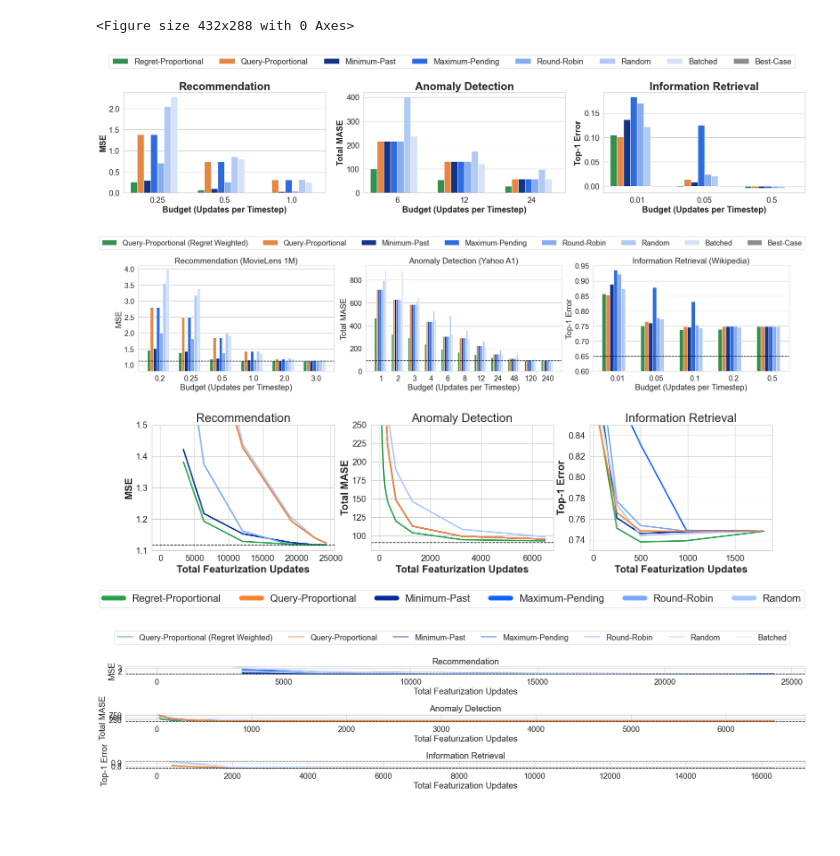
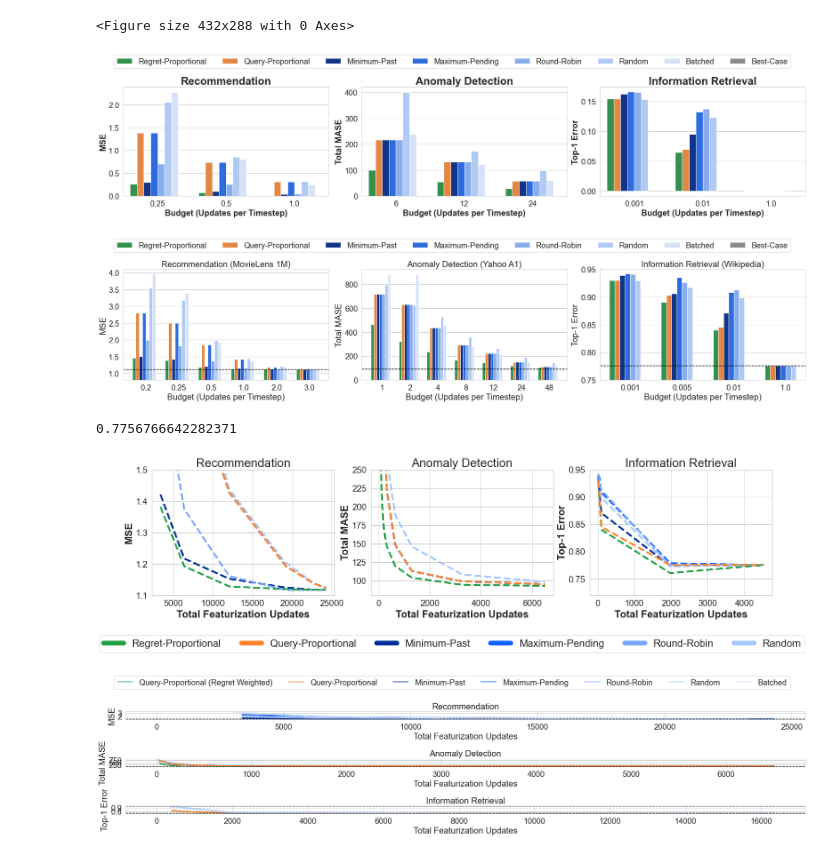
Before and after one commit to feature-store/experiments, a Jupyter notebook: nb/plots.ipynb, the cells around one changed output. Drawn from its saved outputs; the diff is of its cells as text; code cells hidden in the pictures; blank space fills up the shorter version.

```diff
--- a/nb/plots.ipynb
+++ b/nb/plots.ipynb
@@ -51,13 +51,13 @@ hue_colors
 # %%
 plots_dir = use_plots("wikipedia", download=False)
 #wiki_df = pd.read_csv(f"{plots_dir}/results.csv")
-wiki_df = pd.read_csv(f"{plots_dir}/results_1000.csv")
+wiki_df = pd.read_csv(f"{plots_dir}/results_10000.csv")
 wiki_df = wiki_df[wiki_df["policy"] != "total_error_cold"]
 wiki_df["error"] = 1-wiki_df["top1_error"]
 wiki_df["workload"] = "Information Retrieval"
 wiki_df.policy = wiki_df.policy.map(policy_map)
 
-wiki_baseline_df = pd.read_csv(f"{plots_dir}/baseline.csv")
+wiki_baseline_df = pd.read_csv(f"{plots_dir}/baseline_10000.csv")
 wiki_upper_bound = 1-wiki_baseline_df[wiki_baseline_df["policy"] == "upper_bound"].top1_error.iloc[0]
 wiki_upper_bound_updates = wiki_baseline_df[wiki_baseline_df["policy"] == "upper_bound"].total_updates.iloc[0]
 wiki_lower_bound = 1-wiki_baseline_df[wiki_baseline_df["policy"] == "lower_bound"].top1_error.iloc[0]
@@ -78,7 +78,6 @@ wiki_df["error_increase"] = wiki_df["error"] - wiki_upper_bound
 
 print(wiki_upper_bound, wiki_lower_bound)
 
-wiki_upper_bound = 1 - 0.3500821299204383
 wiki_baseline_df
 # %% [output]
 {'results_dir': '/Users/sarahwooders/repos/experiments/data/results', 'dataset_dir': '/Users/sarahwooders/repos/experiments/data/datasets', 'plots_dir': '/Users/sarahwooders/repos/experiments/data/plo ...
@@ -198,7 +197,7 @@ axes[1].set_title("Anomaly Detection", fontsize=26, fontweight="bold")
 g1.legend_.remove()
 
 #updates = [0.02, 0.05, 0.1, 0.2, 0.3, 0.5, 1]
-updates = [0.01, 0.02, 0.05, 0.5]
+updates = [0.001, 0.01, 1]
 g2 = sns.barplot(data=wiki_df[wiki_df.updates.isin(updates)], x="updates", y="error_increase", hue="policy", ax=axes[2], palette=hue_colors, hue_order=hue_order)
 axes[2].set(title="Information Retrieval", xlabel="Budget (Updates per Timestep)",  ylabel="Top-1 Error")
 axes[2].set_xlabel("Budget (Updates per Timestep)", fontsize=20, fontweight="bold")
@@ -212,47 +211,49 @@ fig.legend(handles, labels, loc="lower center", ncol=len(labels), bbox_to_anchor
 fig.tight_layout()
 fig.savefig('../data/plots/bar_all.pdf', dpi=300, bbox_inches = "tight")
 # %% [output]
-[figure, old version]
+[figure, new version]
 # %%
 fig, axes = plt.subplots(1, 3, figsize=(24,5))
 
 updates = [0.5, 0.25, 0.2, 1, 2, 3]
 g0 = sns.barplot(data=als_df[als_df.updates.isin(updates)], x="updates", y="error", hue="policy", ax=axes[0], palette=hue_colors, hue_order=hue_order)
 axes[0].set(title="Recommendation (MovieLens 1M)", xlabel="Budget (Updates per Timestep)",  ylabel="MSE", ylim=(0.8, 4.1))
 g0.axline((0, als_upper_bound), (0.1, als_upper_bound), color='black', linestyle="--")
 g0.legend_.remove()
 
-updates = [1, 2, 3, 4, 6, 8, 12, 24, 48, 120, 240]
+#updates = [1, 2, 3, 4, 6, 8, 12, 24, 48, 120, 240]
+updates = [1, 2, 4, 8, 12, 24, 48]
 g1 = sns.barplot(data=stl_df[stl_df.updates.isin(updates)], x="updates", y="error", hue="policy", ax=axes[1], palette=hue_colors, hue_order=hue_order)
 axes[1].set(title="Anomaly Detection (Yahoo A1)", xlabel="Budget (Updates per Timestep)",  ylabel="Total MASE")
 g1.axline((0, stl_upper_bound), (0.1, stl_upper_bound), color='black', linestyle="--")
 g1.legend_.remove()
 
 #updates = [0.02, 0.05, 0.1, 0.2, 0.3, 0.5, 1]
-updates = [0.01, 0.05, 0.5, 0.1, 0.2, 0.5]
+
+updates = [0.001, 0.005, 0.01, 1.0]
 g2 = sns.barplot(data=wiki_df[wiki_df.updates.isin(updates)], x="updates", y="error", hue="policy", ax=axes[2], palette=hue_colors, hue_order=hue_order)
-axes[2].set(title="Information Retrieval (Wikipedia)", xlabel="Budget (Updates per Timestep)",  ylabel="Top-1 Error", ylim=(0.6, 0.95))
+axes[2].set(title="Information Retrieval (Wikipedia)", xlabel="Budget (Updates per Timestep)",  ylabel="Top-1 Error", ylim=(0.75, 0.95))
 g2.axline((0, wiki_upper_bound), (0.1, wiki_upper_bound), color='black', linestyle="--")
 g2.legend_.remove()
 
 handles, labels = axes[0].get_legend_handles_labels()
 #fig.legend(handles, labels, bbox_to_anchor=(1.15, 0.8))
 fig.legend(handles, labels, loc="lower center", ncol=len(labels), bbox_to_anchor=(0.5, 1))
 fig.tight_layout()
 fig.savefig('../data/plots/bar_all.pdf', dpi=300, bbox_inches = "tight")
 
 
 # bold the caption
 # make baselines the rightmost
 # powers of two
 # make best baseline red - other ones gray
 # bar plot: low, medium, high (three points for each graph)
 # plot error savings (?)
 # %% [output]
-[figure, old version]
+[figure, new version]
 # %%
 fig, axes = plt.subplots(1, 3, figsize=(24,5))
-linewidth = 3
+linewidth = 4
 
 
 line_hue_order = ['Minimum-Past', "Maximum-Pending", "Round-Robin", "Random", 'Regret-Proportional', "Query-Proportional"]
@@ -264,7 +265,7 @@ axes[0].set(title="Recommendation", xlabel="Total Featurization Updates",  ylabe
 axes[0].set_xlabel("Total Featurization Updates", fontsize=22, fontweight="bold")
 axes[0].set_ylabel("MSE", fontsize=22, fontweight="bold")
 axes[0].set_title("Recommendation", fontsize=26)
-g0.axline((5000, als_upper_bound), (1, als_upper_bound), color='black', linestyle="--")
+#g0.axline((5000, als_upper_bound), (1, als_upper_bound), color='grey') #, linestyle="--")
 #g0.axline((5000, als_lower_bound), (1, als_lower_bound), color='black', linestyle="--")
 g0.legend_.remove()
 
@@ -274,21 +275,21 @@ axes[1].set(title="Anomaly Detection", xlabel="Total Featurization Updates",  yl
 axes[1].set_xlabel("Total Featurization Updates", fontsize=22, fontweight="bold")
 axes[1].set_ylabel("Total MASE", fontsize=22, fontweight="bold")
 axes[1].set_title("Anomaly Detection", fontsize=26)
-g1.axline((0, stl_upper_bound), (0.1, stl_upper_bound), color='black', linestyle="--")
-g1.axline((0, stl_lower_bound), (0.1, stl_lower_bound), color='black', linestyle="--")
-#g1.axvline(stl_lower_bound_updates, linewidth=2, color='black', linestyle="--")
+#g1.axline((0, stl_upper_bound), (0.1, stl_upper_bound), color='grey') #, linestyle="--")
+#g1.axline((0, stl_lower_bound), (0.1, stl_lower_bound), color='grey') #, linestyle="--")
 g1.legend_.remove()
 
-#updates = [0.01, 0.02, 0.03, 0.04, 0.05, 0.2, 0.4, 0.5, 0.75]
-updates = [0.01, 0.05, 0.5, 0.1, 0.2]
-
+updates = [0.001, 0.005, 0.01, 0.02, 0.05] #, 0.1, 0.2, 0.5, 1.0]
+updates = [0.001, 0.005, 0.01, 0.2, 1.0] #, 0.1, 0.2, 0.5, 1.0]
+#updates = ["0.001", "0.005", "0.01", "0.02", "0.05","0.1", "0.2", "1.0"]
 g2 = sns.lineplot(data=wiki_df[wiki_df.updates.isin(updates)], x="total_updates", y="error", hue="policy", ax=axes[2], palette=hue_colors, linewidth=linewidth,  hue_order=line_hue_order)
-axes[2].set(title="Information Retrieval", xlabel="Total Featurization Updates",  ylabel="Top-1 Error", ylim=(0.73, 0.85))
+axes[2].set(title="Information Retrieval", xlabel="Total Featurization Updates",  ylabel="Top-1 Error", ylim=(0.72, 0.95))
 
 axes[2].set_xlabel("Total Featurization Updates", fontsize=22, fontweight="bold")
 axes[2].set_ylabel("Top-1 Error", fontsize=22, fontweight="bold")
 axes[2].set_title("Information Retrieval", fontsize=26)
-#g2.axline((0, wiki_upper_bound), (0.1, wiki_upper_bound), color='black', linestyle="--")
+print(wiki_upper_bound)
+#g2.axline((0, wiki_upper_bound), (0.1, wiki_upper_bound), color='gray', linewidth=4) #, linestyle="--")
 #g2.axline((0, wiki_lower_bound), (0.1, wiki_lower_bound), color='black', linestyle="--")
 g2.legend_.remove()
 
@@ -300,6 +301,11 @@ leg = fig.legend([handles[idx] for idx in order],[labels[idx] for idx in order],
 for legobj in leg.legendHandles:
     legobj.set_linewidth(10.0)
 
+for i in range(len(hue_order)):
+    axes[0].lines[i].set_linestyle("--")
+    axes[1].lines[i].set_linestyle("--")
+    axes[2].lines[i].set_linestyle("--")
+
 #fig.legend(handles, labels, bbox_to_anchor=(1.2, 0.8))
 #fig.legend(handles, labels, bbox_to_anchor=(1.15, 0.8))
 #fig.legend(handles, labels, loc="lower center", ncol=len(labels), bbox_to_anchor=(0.5, 1))
@@ -307,7 +313,8 @@ for legobj in leg.legendHandles:
 
 fig.savefig('../data/plots/line_all.pdf', dpi=300, bbox_inches = "tight")
 # %% [output]
+0.7756766642282371
-[figure, old version]
+[figure, new version]
 # %%
 fig, axes = plt.subplots(3, 1, figsize=(24,5))
 linewidth = 3
```
Also changed, not shown: parts of 2 cells of this notebook, 3 other files.
